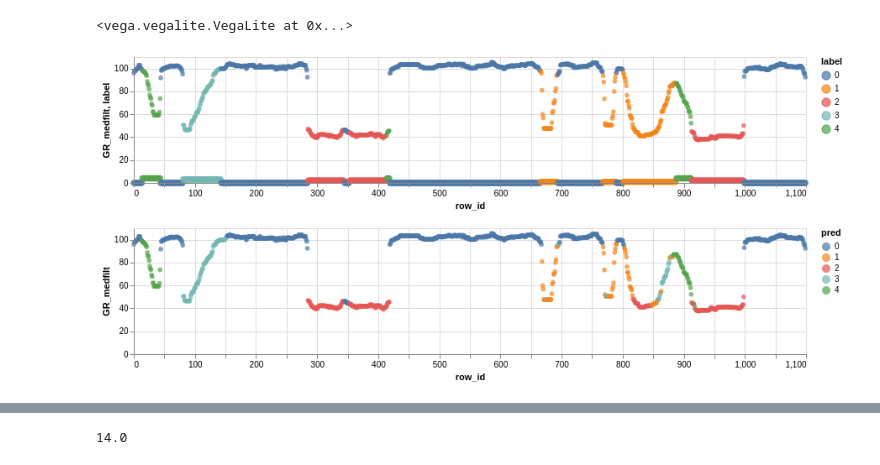
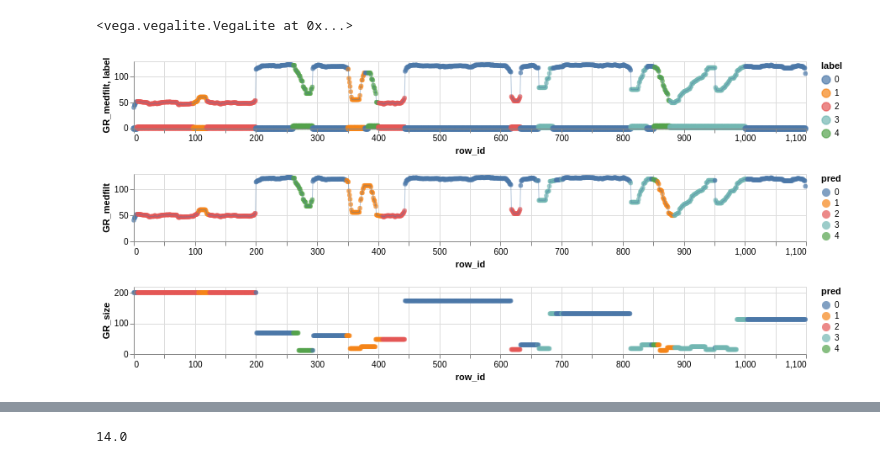
Before and after one commit to AntonBiryukovUofC/gamma_log_classification, a Jupyter notebook: notebooks/results_eda.ipynb, the cells around one changed output, grey strips where cells are left out. Cells and saved outputs as stored; diff of their text form; code cells hidden in the pictures.

Commit message:
blocked stats

```diff
--- a/notebooks/results_eda.ipynb
+++ b/notebooks/results_eda.ipynb
@@ -21,14 +21,19 @@ df_train.head()
 # %%
-#well_ids = 14
-well_ids = 55
+well_ids = 21
+#well_ids = 95
+#well_ids = 85 # s6ides
+#well_ids  = np.random.randint(0,100,1)[0]
 #well_ids = 50
 
 df_sub = df_train[df_train['well_id'] == well_ids]
-cols = ['row_id','GR_medfilt','label','pred']
-ch_gr = alt.Chart(df_sub[cols],height=150,width=800).encode(x='row_id',y='GR_medfilt',order='row_id',color='label:N').mark_point(size=30,filled=True)
-ch_lab = alt.Chart(df_sub[cols],height=150,width=800).encode(x='row_id',y='label',order='row_id',color='label:N').mark_point()
-ch_grp = alt.Chart(df_sub[cols],height=150,width=800).encode(x='row_id',y='GR_medfilt',order='row_id',color='pred:N').mark_point(size=30,filled=True)
-((ch_gr + ch_lab) & ch_grp).resolve_scale(color='independent')
+cols = df_sub.columns
+ch_gr = alt.Chart(df_sub[cols],height=80,width=800).encode(x='row_id',y='GR_medfilt',order='row_id',color='label:N').mark_point(size=30,filled=True)
+ch_lab = alt.Chart(df_sub[cols],height=80,width=800).encode(x='row_id',y='label',order='row_id',color='label:N').mark_point()
+ch_grp = alt.Chart(df_sub[cols],height=80,width=800).encode(x='row_id',y='GR_medfilt',order='row_id',color='pred:N').mark_point(size=30,filled=True)
+ch_grp_l = alt.Chart(df_sub[cols],height=80,width=800).encode(x='row_id',y='GR_medfilt',order='row_id').mark_line(size=0.4)
+ch_block = alt.Chart(df_sub[cols],height=80,width=800).encode(x='row_id',y='GR_size:Q',order='row_id',color='pred:N').mark_point(size=30,filled=True)
+
+((ch_gr + ch_lab+ch_grp_l ) & (ch_grp+ch_grp_l) & ch_block  ).resolve_scale(color='independent')
 # %% [output]
 <vega.vegalite.VegaLite at 0x...>
-[figure, old version]
+[figure, new version]
```
Also changed, not shown: parts of 4 cells of this notebook, 7 other files.
